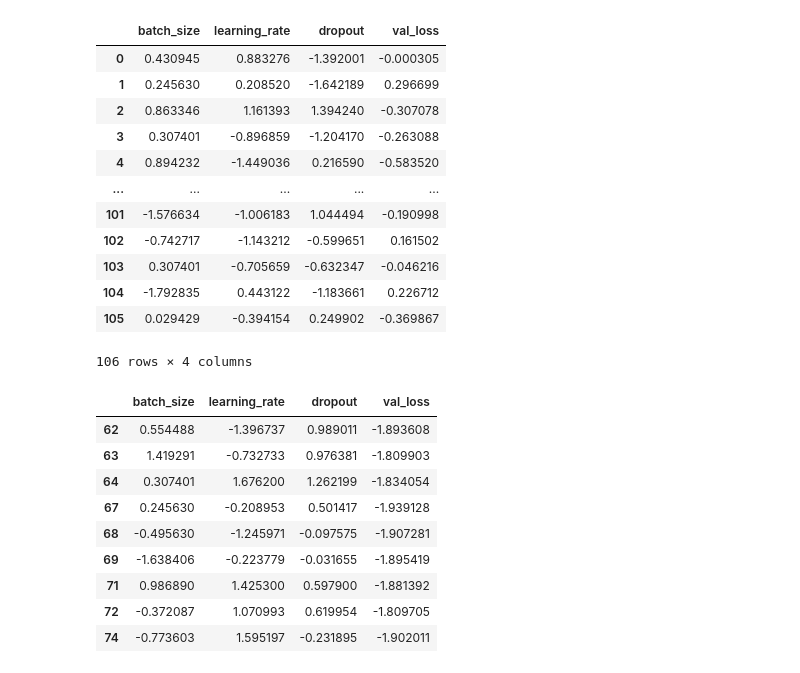
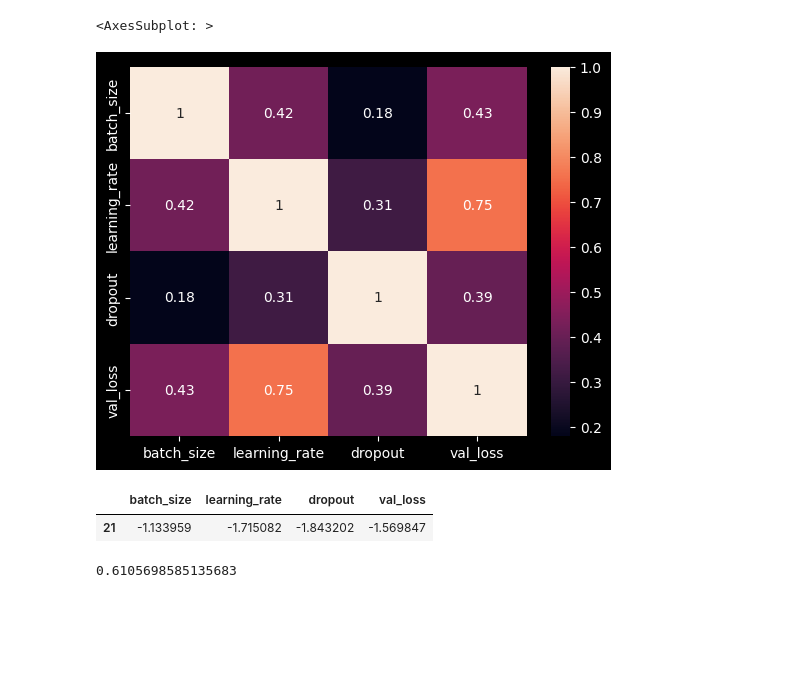
Before and after one commit to viettran295/cnn_thesis, a Jupyter notebook: multi_regression.ipynb, the cells around one changed output. Saved outputs shown, nothing was run; the diff lists cells and outputs as text; code cells hidden in the pictures; blank space fills up the shorter version.

```diff
--- a/multi_regression.ipynb
+++ b/multi_regression.ipynb
@@ -1,9 +4,9 @@
 # %%
 import pandas as pd
 
-path = 'reg_data/multi_reg.csv'
+path = 'reg_data/high_lr.csv'
 df = pd.read_csv(path)
 df = df[['batch_size', 'learning_rate','dropout', 'val_loss']].dropna()
-df
+df.corr()
 # %% [output]
 |  | batch_size | learning_rate | dropout | val_loss |
@@ -21,0 +17,24 @@ df
+# %%
+import numpy as np
+from random import choice
+
+def mixer(arr):
+    for i in range(len(arr)):
+        arr[i] += choice(arr)
+    return arr
+# %%
+import numpy as np
+
+tmp = {'batch_size': np.random.randint(10, 300, size=80),
+        'learning_rate': np.linspace(0.001, 0.01, num=80),
+        'dropout': np.linspace(0.8, 0.2, num=80),
+        'val_loss': np.linspace(0.04, 0.1, num=80)}
+# tmp['batch_size'] = mixer(tmp['batch_size'], np.random.randint(1, 10, size=10))
+# tmp['learning_rate'] = mixer(tmp['learning_rate'], np.linspace(0.0001, 0.001, num=100))
+# tmp['dropout'] = mixer(tmp['dropout'], np.linspace(0.001, 0.01, num=100))
+for k, v in tmp.items():
+        tmp[k] = mixer(tmp[k])
+
+tmp_df = pd.DataFrame(data=tmp)
+df = pd.concat([df, tmp_df])
+df.corr()
@@ -25,35 +50,19 @@ from sklearn.preprocessing import StandardScaler
 scaler = StandardScaler()
 standard_df = scaler.fit_transform(df)
 standard_df = pd.DataFrame(standard_df, columns=df.columns)
-standard_df
-# %% [output]
-|  | batch_size | learning_rate | dropout | val_loss |
-| 0 | 0.430945 | 0.883276 | -1.392001 | -0.000305 |
-| 1 | 0.245630 | 0.208520 | -1.642189 | 0.296699 |
-| 2 | 0.863346 | 1.161393 | 1.394240 | -0.307078 |
-| 3 | 0.307401 | -0.896859 | -1.204170 | -0.263088 |
-| 4 | 0.894232 | -1.449036 | 0.216590 | -0.583520 |
-| ... | ... | ... | ... | ... |
-| 101 | -1.576634 | -1.006183 | 1.044494 | -0.190998 |
-| 102 | -0.742717 | -1.143212 | -0.599651 | 0.161502 |
-| 103 | 0.307401 | -0.705659 | -0.632347 | -0.046216 |
-| 104 | -1.792835 | 0.443122 | -1.183661 | 0.226712 |
-| 105 | 0.029429 | -0.394154 | 0.249902 | -0.369867 |
-106 rows × 4 columns
+# %%
+import seaborn as sns
+
+sns.heatmap(df.corr(), annot=True)
+# %% [output]
+<AxesSubplot: >
+[figure, added]
 # %%
-min_df = standard_df[standard_df['val_loss'] < -1.8]
+min_df = standard_df[standard_df['val_loss'] < -1.56]
 min_df
 # %% [output]
 |  | batch_size | learning_rate | dropout | val_loss |
-| 62 | 0.554488 | -1.396737 | 0.989011 | -1.893608 |
-| 63 | 1.419291 | -0.732733 | 0.976381 | -1.809903 |
-| 64 | 0.307401 | 1.676200 | 1.262199 | -1.834054 |
-| 67 | 0.245630 | -0.208953 | 0.501417 | -1.939128 |
-| 68 | -0.495630 | -1.245971 | -0.097575 | -1.907281 |
-| 69 | -1.638406 | -0.223779 | -0.031655 | -1.895419 |
-| 71 | 0.986890 | 1.425300 | 0.597900 | -1.881392 |
-| 72 | -0.372087 | 1.070993 | 0.619954 | -1.809705 |
-| 74 | -0.773603 | 1.595197 | -0.231895 | -1.902011 |
+| 21 | -1.133959 | -1.715082 | -1.843202 | -1.569847 |
 # %%
 import plotly.express as px
 import plotly.graph_objects as go
@@ -84 +95,11 @@ fig = px.scatter(standard_df, x=standard_df['learning_rate'], y=standard_df['val
 fig.show()
+# %%
+from sklearn.linear_model import LinearRegression
+
+x = standard_df[['learning_rate', 'dropout', 'batch_size']]
+y = standard_df['val_loss']
+regr = LinearRegression()
+regr.fit(x,y)
+print(regr.score(x,y))
+# %% [output]
+0.6105698585135683
```
Also changed, not shown: parts of 6 cells of this notebook, 3 other files.
